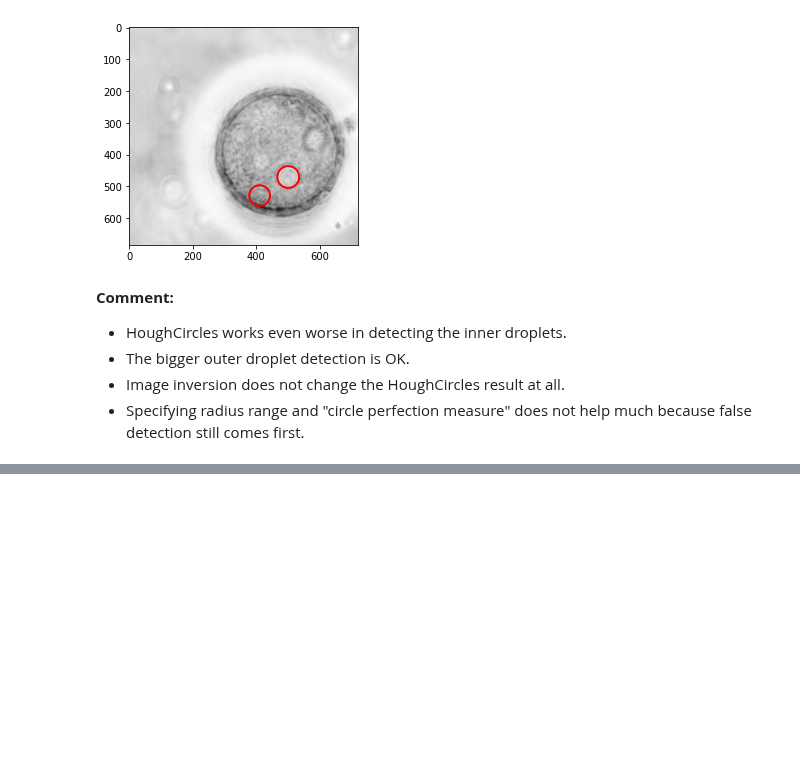
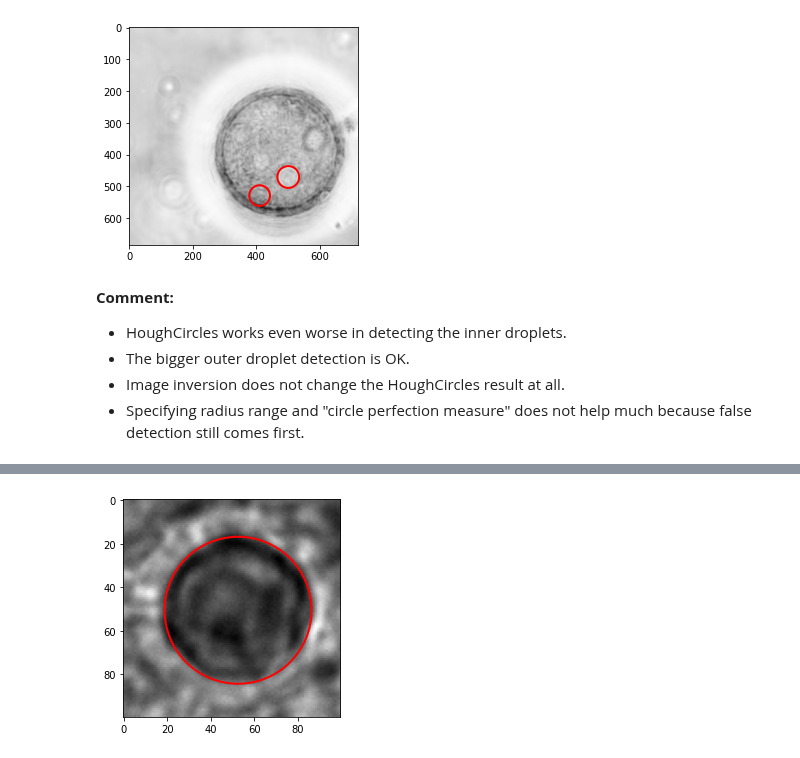
Before and after one commit to ZLoverty/DE, a Jupyter notebook: Code/Circle-detection/HoughCircles.ipynb, the cells around one changed output, grey strips where cells are left out. Drawn from its saved outputs; the diff is of its cells as text; code cells hidden in the pictures; blank space fills up the shorter version.

```diff
--- a/Code/Circle-detection/HoughCircles.ipynb
+++ b/Code/Circle-detection/HoughCircles.ipynb
@@ -180,0 +200,9 @@ for c in circles[0, :, :]:
+# %%
+fig, ax = plt.subplots()
+ax.imshow(img8c, cmap='gray')
+for c in circles[0, :, :]:
+    circle_object = mpatch.Circle((c[0], c[1]), c[2],
+                                 fill=False, ec='red', lw=2)
+    ax.add_patch(circle_object)
+# %% [output]
+[figure, added]
```
Also changed, not shown: parts of 5 cells of this notebook.
